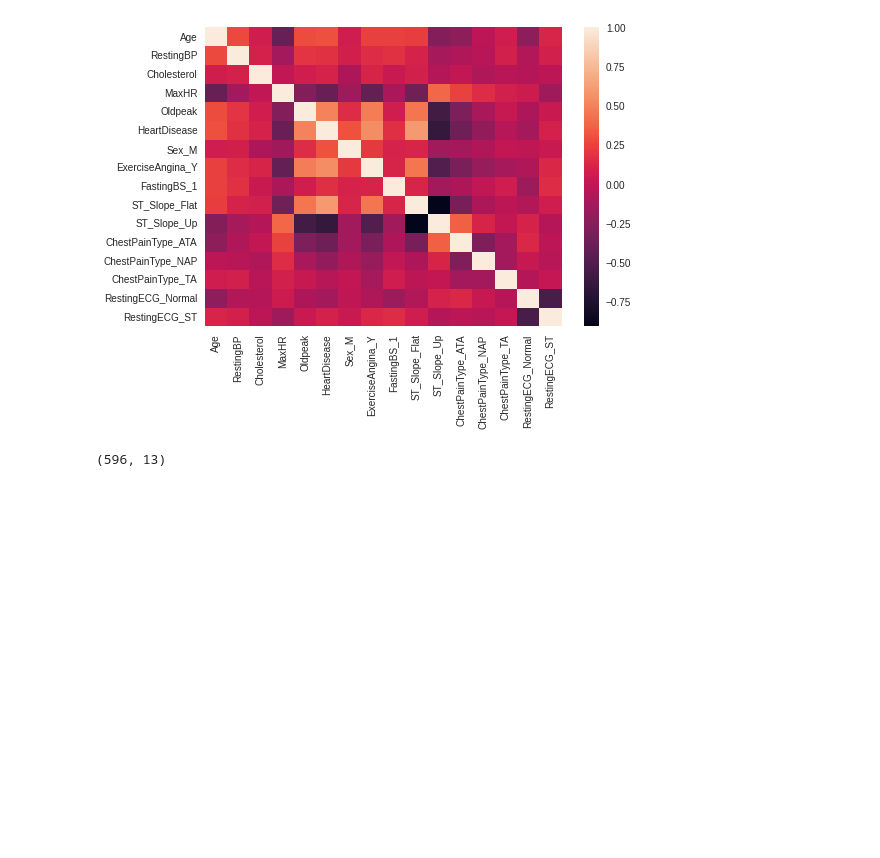
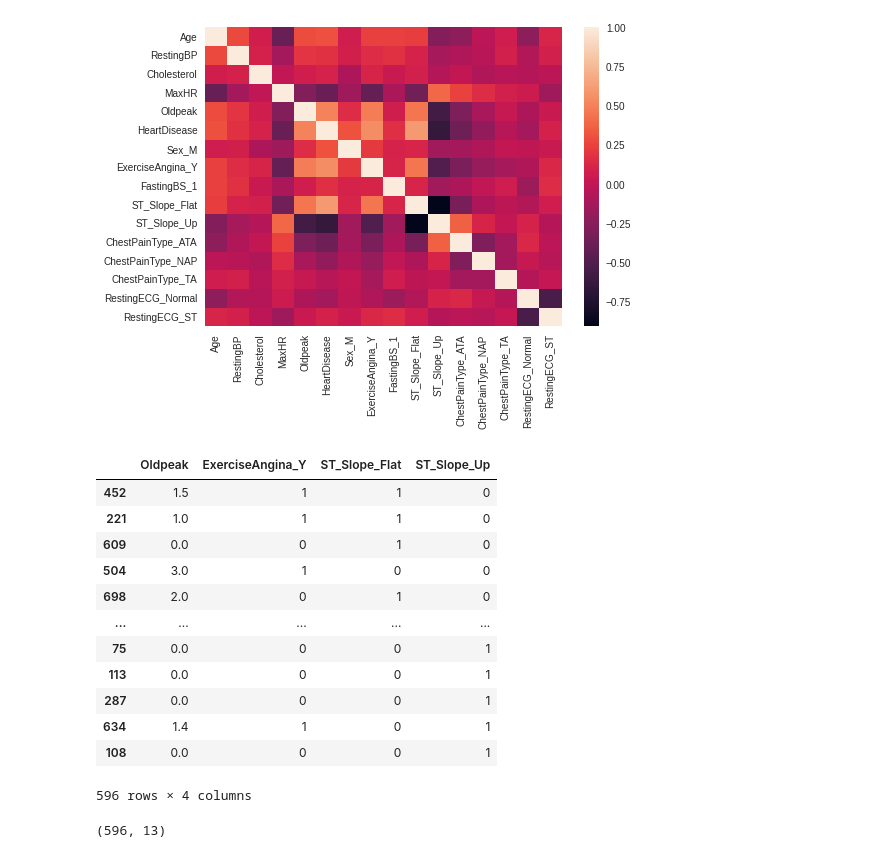
Before and after one commit to lovepreetmultani/python, a Jupyter notebook: HeartFailurePrediction.ipynb, the cells around one changed output. Drawn from its saved outputs; the diff is of its cells as text; code cells hidden in the pictures; blank space fills up the shorter version.

```diff
--- a/HeartFailurePrediction.ipynb
+++ b/HeartFailurePrediction.ipynb
@@ -491,3 +494,27 @@ X_train, X_test, y_train, y_test = train_test_split(X, y, test_size=0.15, random
+# %%
+def featureSelect_dataframe(X, y, criteria, k):
+  reg = SelectKBest(criteria, k=k).fit(X,y)
+  X_transformed = reg.transform(X)
+  X = X[[val for i,val in enumerate(X.columns) if reg.get_support()[i]]]
+  return X
+
+New_X = featureSelect_dataframe(X_train, y_train, f_classif, 4)
+
+New_X
+# %% [output]
+|  | Oldpeak | ExerciseAngina_Y | ST_Slope_Flat | ST_Slope_Up |
+| 452 | 1.5 | 1 | 1 | 0 |
+| 221 | 1.0 | 1 | 1 | 0 |
+| 609 | 0.0 | 0 | 1 | 0 |
+| 504 | 3.0 | 1 | 0 | 0 |
+| 698 | 2.0 | 0 | 1 | 0 |
+| ... | ... | ... | ... | ... |
+| 75 | 0.0 | 0 | 0 | 1 |
+| 113 | 0.0 | 0 | 0 | 1 |
+| 287 | 0.0 | 0 | 0 | 1 |
+| 634 | 1.4 | 1 | 0 | 1 |
+| 108 | 0.0 | 0 | 0 | 1 |
+596 rows × 4 columns
 # %%
 scaler = StandardScaler()
 pca = PCA(0.95)
```
Also changed, not shown: parts of 11 cells of this notebook.
